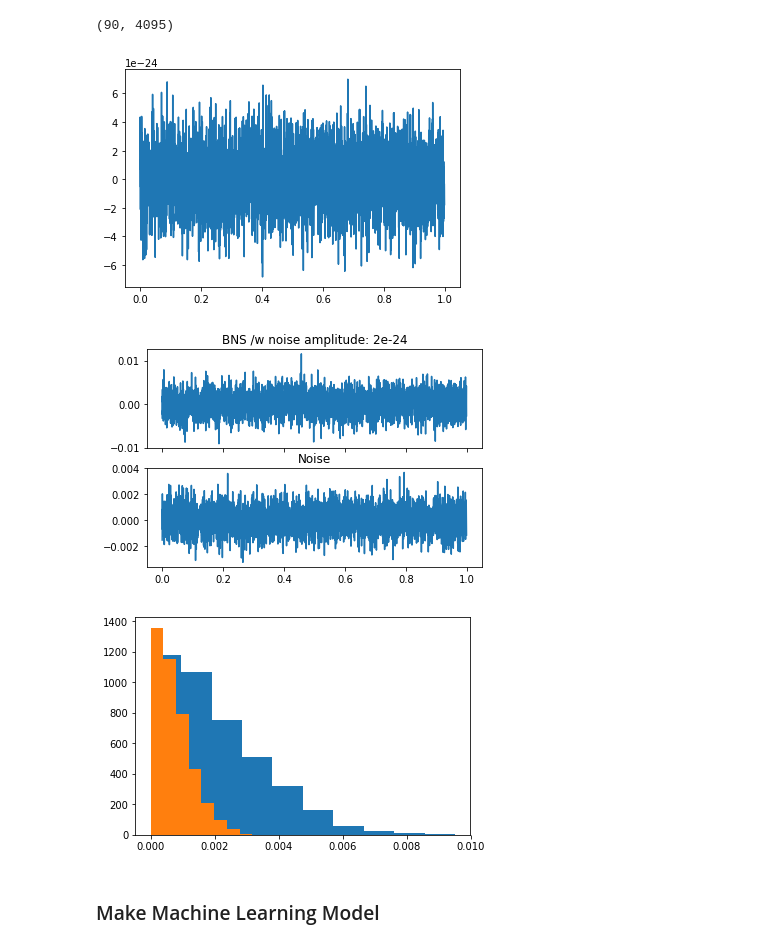
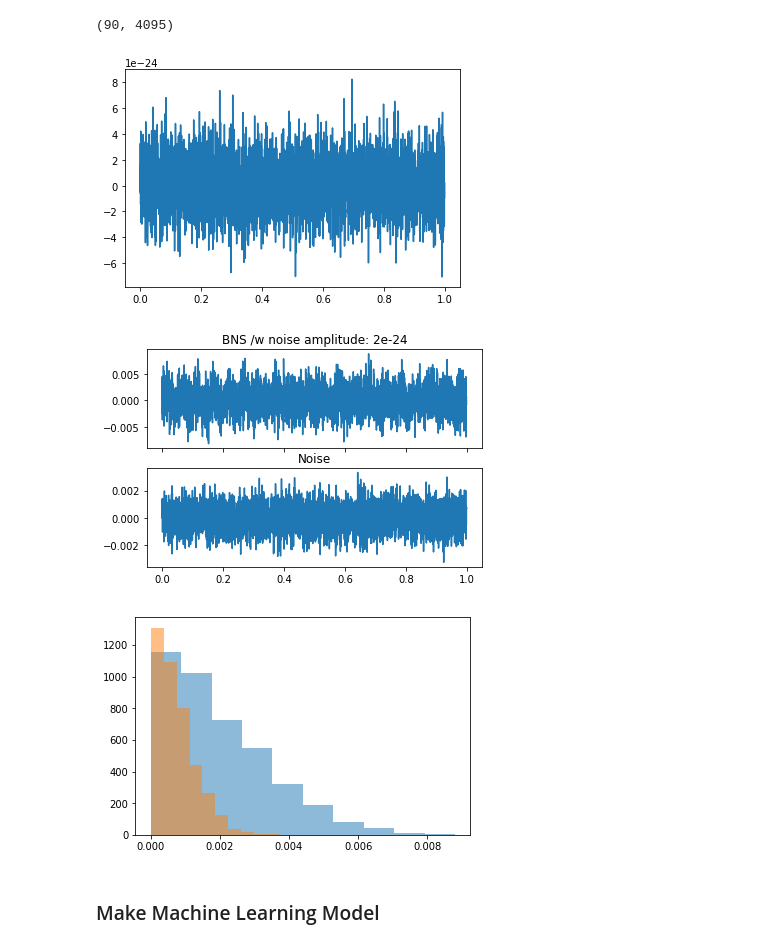
Before and after one commit to bpiotrzkowski/Example-Codes, a Jupyter notebook: gwPaPa-master/gwPapa_Waveform_Classifier-Gaussian-Noise.ipynb, the cells around one changed output. Drawn from its saved outputs; the diff is of its cells as text; code cells hidden in the pictures.

```diff
--- a/gwPaPa-master/gwPapa_Waveform_Classifier-Gaussian-Noise.ipynb
+++ b/gwPaPa-master/gwPapa_Waveform_Classifier-Gaussian-Noise.ipynb
@@ -57,6 +55,6 @@ injections_BBH[2]
  <pycbc.types.timeseries.TimeSeries at 0x...>]
 # %%
-sample_rate=4096
+sample_rate=1/injections_BBH[0][0]['deltaT']#4096
 t=np.arange(0,400,1/sample_rate)
 
 try:
@@ -210,7 +209,7 @@ check_data = check_data / np.linalg.norm(check_data)
 
 #added_noise=True
 # %% [output]
-[figure, old version]
+[figure, new version]
 # %%
 t=np.arange(0,len(BNS_data[100])/sample_rate,1/sample_rate)
 t2=np.arange(0,len(BBH_data[100])/sample_rate,1/sample_rate)
@@ -237,15 +236,15 @@ axarr[1].set_title('Noise')
 #f.savefig('pics/timeseries'+str(noise_amplitude)+'.png',dpi=200)
 f.show()
 # %% [output]
-[figure, old version]
+[figure, new version]
 # %%
 #plt.plot(t,BNS_data[120])
 #plt.plot(t2,BBH_data[140])
-plt.hist(np.abs(check_data[11]))
-plt.hist(np.abs(train_data[181]))
+plt.hist(np.abs(check_data[11]),alpha=0.5)
+plt.hist(np.abs(train_data[181]),alpha=0.5)
 plt.show()
 # %% [output]
-[figure, old version]
+[figure, new version]
 # %% [markdown]
 ### Make Machine Learning Model
 # %%
```
Also changed, not shown: parts of 10 cells of this notebook, 2 other files.
